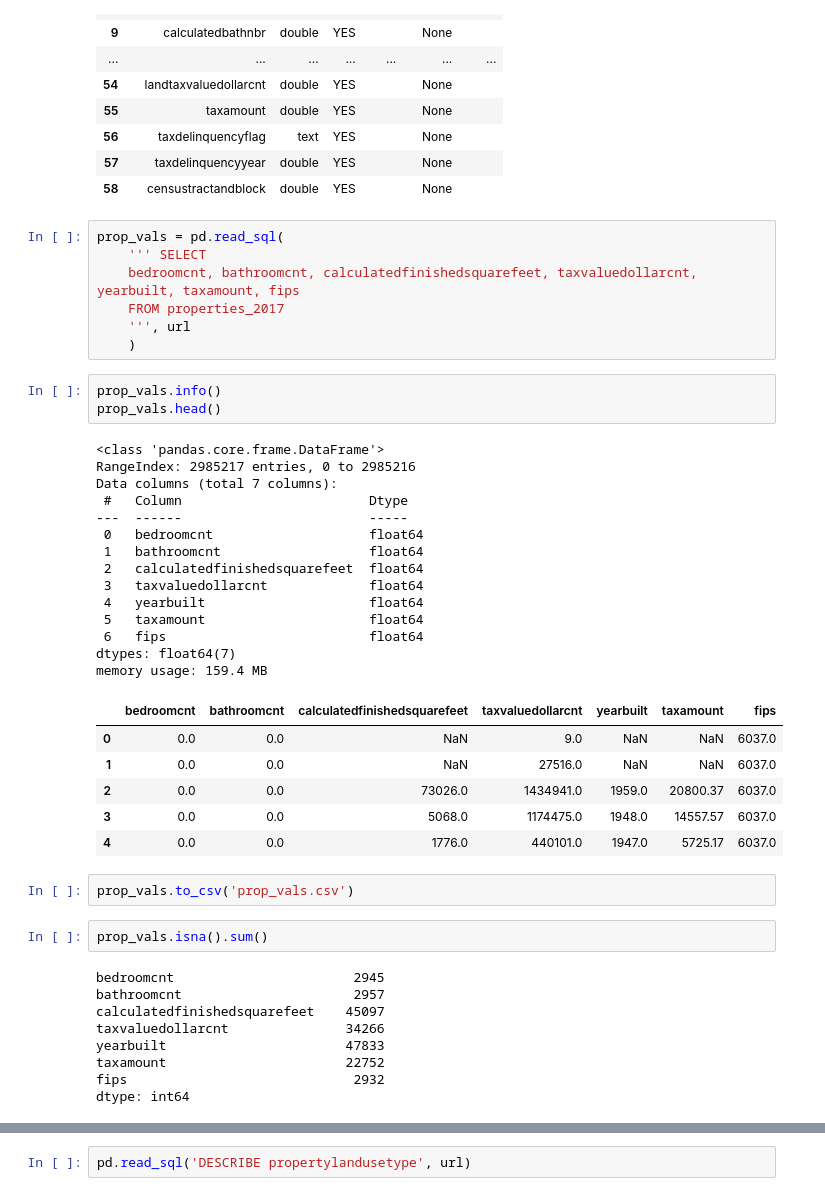
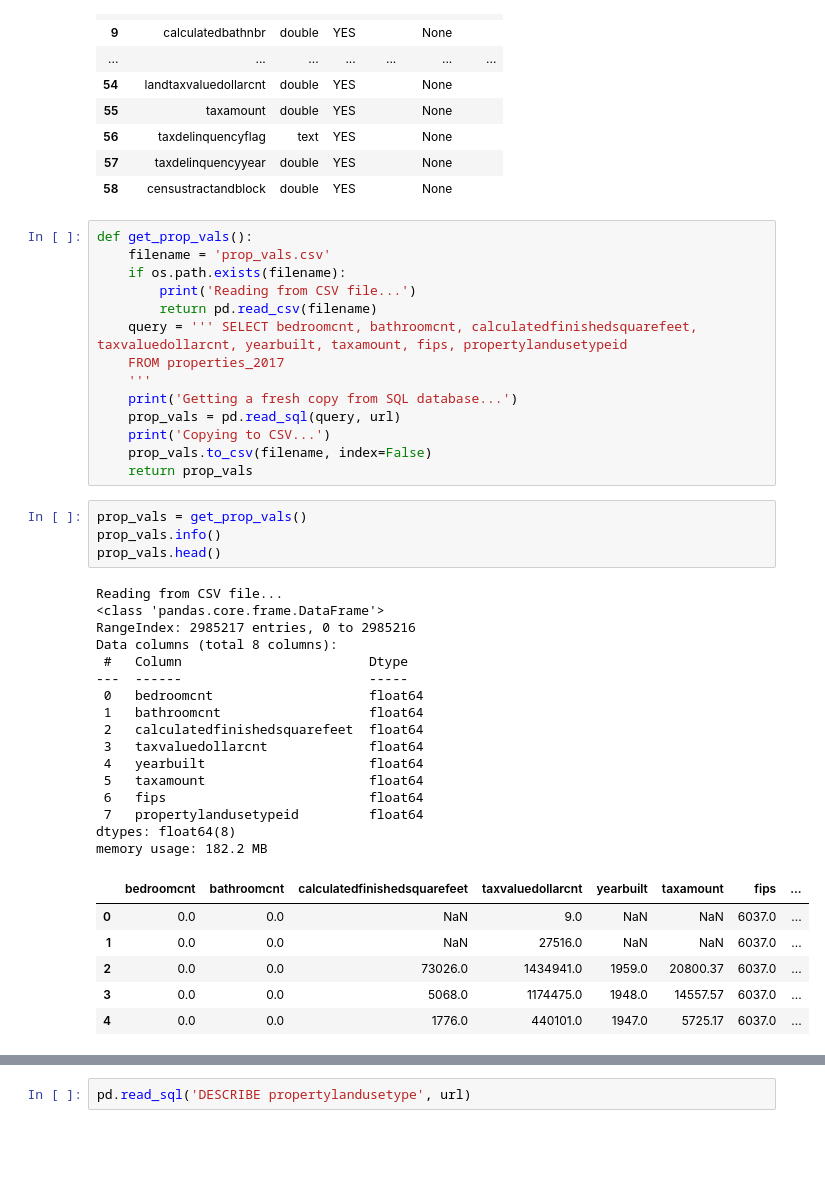
Before and after one commit to tarrencen/regression-exercises, a Jupyter notebook: wrangle.ipynb, the cells around one changed output, grey strips where cells are left out. Saved outputs shown, nothing was run; the diff lists cells and outputs as text; blank space fills up the shorter version.

```diff
--- a/wrangle.ipynb
+++ b/wrangle.ipynb
@@ -70,47 +72,44 @@ pd.read_sql('DESCRIBE properties_2017', url)
 | 56 | taxdelinquencyflag | text | YES |  | None |  |
 | 57 | taxdelinquencyyear | double | YES |  | None |  |
 | 58 | censustractandblock | double | YES |  | None |  |
-# %%
-prop_vals = pd.read_sql(
-    ''' SELECT
-    bedroomcnt, bathroomcnt, calculatedfinishedsquarefeet, taxvaluedollarcnt, yearbuilt, taxamount, fips
-    FROM properties_2017
-    ''', url
-    )
+# %%
+def get_prop_vals():
+    filename = 'prop_vals.csv'
+    if os.path.exists(filename):
+        print('Reading from CSV file...')
+        return pd.read_csv(filename)
+    query = ''' SELECT bedroomcnt, bathroomcnt, calculatedfinishedsquarefeet, taxvaluedollarcnt, yearbuilt, taxamount, fips, propertylandusetypeid
+    FROM properties_2017
+    '''
+    print('Getting a fresh copy from SQL database...')
+    prop_vals = pd.read_sql(query, url)
+    print('Copying to CSV...')
+    prop_vals.to_csv(filename, index=False)
+    return prop_vals
 # %%
+prop_vals = get_prop_vals()
 prop_vals.info()
 prop_vals.head()
 # %% [output]
+Reading from CSV file...
 <class 'pandas.core.frame.DataFrame'>
 RangeIndex: 2985217 entries, 0 to 2985216
-Data columns (total 7 columns):
+Data columns (total 8 columns):
  #   Column                        Dtype
 ---  ------                        -----
  0   bedroomcnt                    float64
  1   bathroomcnt                   float64
  2   calculatedfinishedsquarefeet  float64
  3   taxvaluedollarcnt             float64
  4   yearbuilt                     float64
  5   taxamount                     float64
  6   fips                          float64
-dtypes: float64(7)
-memory usage: 159.4 MB
+ 7   propertylandusetypeid         float64
+dtypes: float64(8)
+memory usage: 182.2 MB
-|  | bedroomcnt | bathroomcnt | calculatedfinishedsquarefeet | taxvaluedollarcnt | yearbuilt | taxamount | fips |
-| 0 | 0.0 | 0.0 | NaN | 9.0 | NaN | NaN | 6037.0 |
-| 1 | 0.0 | 0.0 | NaN | 27516.0 | NaN | NaN | 6037.0 |
-| 2 | 0.0 | 0.0 | 73026.0 | 1434941.0 | 1959.0 | 20800.37 | 6037.0 |
-| 3 | 0.0 | 0.0 | 5068.0 | 1174475.0 | 1948.0 | 14557.57 | 6037.0 |
-| 4 | 0.0 | 0.0 | 1776.0 | 440101.0 | 1947.0 | 5725.17 | 6037.0 |
+|  | bedroomcnt | bathroomcnt | calculatedfinishedsquarefeet | taxvaluedollarcnt | yearbuilt | taxamount | fips | ... |
+| 0 | 0.0 | 0.0 | NaN | 9.0 | NaN | NaN | 6037.0 | ... |
+| 1 | 0.0 | 0.0 | NaN | 27516.0 | NaN | NaN | 6037.0 | ... |
+| 2 | 0.0 | 0.0 | 73026.0 | 1434941.0 | 1959.0 | 20800.37 | 6037.0 | ... |
+| 3 | 0.0 | 0.0 | 5068.0 | 1174475.0 | 1948.0 | 14557.57 | 6037.0 | ... |
+| 4 | 0.0 | 0.0 | 1776.0 | 440101.0 | 1947.0 | 5725.17 | 6037.0 | ... |
-# %%
-prop_vals.to_csv('prop_vals.csv')
-# %%
-prop_vals.isna().sum()
-# %% [output]
-bedroomcnt                       2945
-bathroomcnt                      2957
-calculatedfinishedsquarefeet    45097
-taxvaluedollarcnt               34266
-yearbuilt                       47833
-taxamount                       22752
-fips                             2932
-dtype: int64
```
Also changed, not shown: parts of 15 cells of this notebook.
